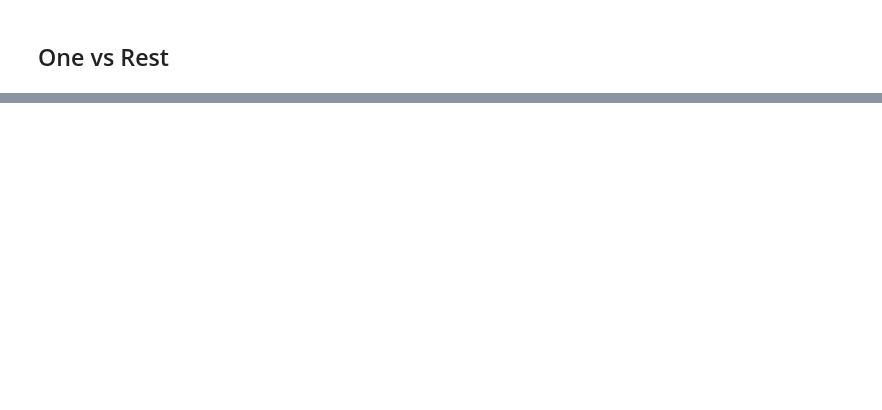
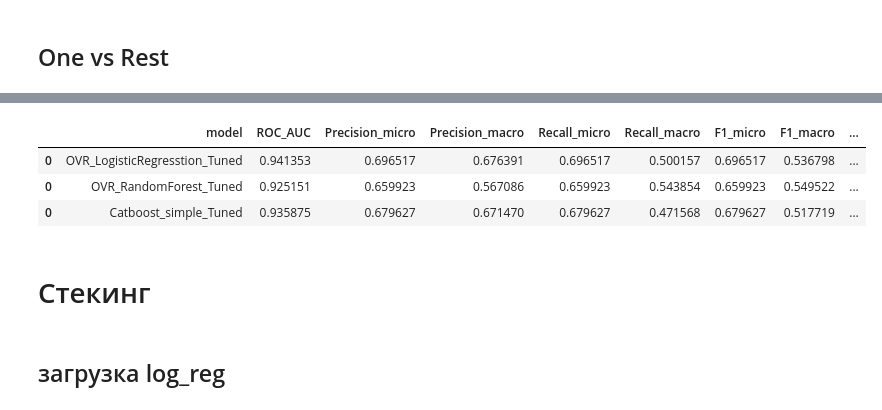
Before and after one commit to nedokormysh/NLP_Fontanka, a Jupyter notebook: Pymagic_tuning.ipynb, the cells around one changed output, grey strips where cells are left out. Cells and saved outputs as stored; diff of their text form; code cells hidden in the pictures; blank space fills up the shorter version.

```diff
--- a/Pymagic_tuning.ipynb
+++ b/Pymagic_tuning.ipynb
@@ -544,5 +398,0 @@ rand_cv = RandomizedSearchCV(pipe_svc,
-# %%
-%time
-# производим обучение по сетке
-rand_cv.fit(X_train, y_train_num)
-y_pred_num = rand_cv.predict(X_test)
@@ -820,0 +1002,24 @@ metrics = pd.concat([
+# %%
+params = {'learning_rate': 0.039,
+ 'l2_leaf_reg': 50,
+ 'colsample_bylevel': 0.4,
+ 'auto_class_weights': 'None',
+ 'depth': 9,
+ 'boosting_type': 'Plain',
+ 'bootstrap_type': 'Bernoulli',
+ 'subsample': 0.5151799330278385,
+ 'verbose': 50}
+# %%
+preprocessor = Pipeline([
+    ('selector', CustomSelectColumns(selected_columns_1)),
+    ('preprocessor', CustomTransformer(True, txt_feats='content_clean', split=True)),
+    ('tfidf', TfidfEmbeddingVectorizer(model, column='content_clean'))
+])
+
+
+clf = CatBoostClassifier(**params)
+
+pipeline_catboost = make_pipeline(preprocessor, clf)
+pipeline_catboost.fit(X_train, y_train_num)
+y_pred_num = pipeline_catboost.predict(X_test)
+print(classification_report(y_test_num, y_pred_num, target_names=le.classes_))
@@ -820,0 +1044,20 @@ metrics = pd.concat([
+# %%
+y_pred_num = pipeline_catboost.predict(X_test)
+y_score = pipeline_catboost.predict_proba(X_test)
+
+metrics = pd.concat([
+    metrics,
+    get_metrics_multiclass(y_test_bin=y_test_bin,
+                       y_test=y_test_num,
+                       y_pred=y_pred_num,
+                       y_prob=y_score,
+                       name='Catboost_simple_Tuned',
+                       type_multi='ovr')
+])
+
+metrics
+# %% [output]
+|  | model | ROC_AUC | Precision_micro | Precision_macro | Recall_micro | Recall_macro | F1_micro | F1_macro | ... |
+| 0 | OVR_LogisticRegresstion_Tuned | 0.941353 | 0.696517 | 0.676391 | 0.696517 | 0.500157 | 0.696517 | 0.536798 | ... |
+| 0 | OVR_RandomForest_Tuned | 0.925151 | 0.659923 | 0.567086 | 0.659923 | 0.543854 | 0.659923 | 0.549522 | ... |
+| 0 | Catboost_simple_Tuned | 0.935875 | 0.679627 | 0.671470 | 0.679627 | 0.471568 | 0.679627 | 0.517719 | ... |
@@ -820,0 +1068,2 @@ metrics = pd.concat([
+# %% [markdown]
+# Стекинг
@@ -820,0 +1072,2 @@ metrics = pd.concat([
+# %% [markdown]
+## загрузка log_reg
```
Also changed, not shown: parts of 108 cells of this notebook.
